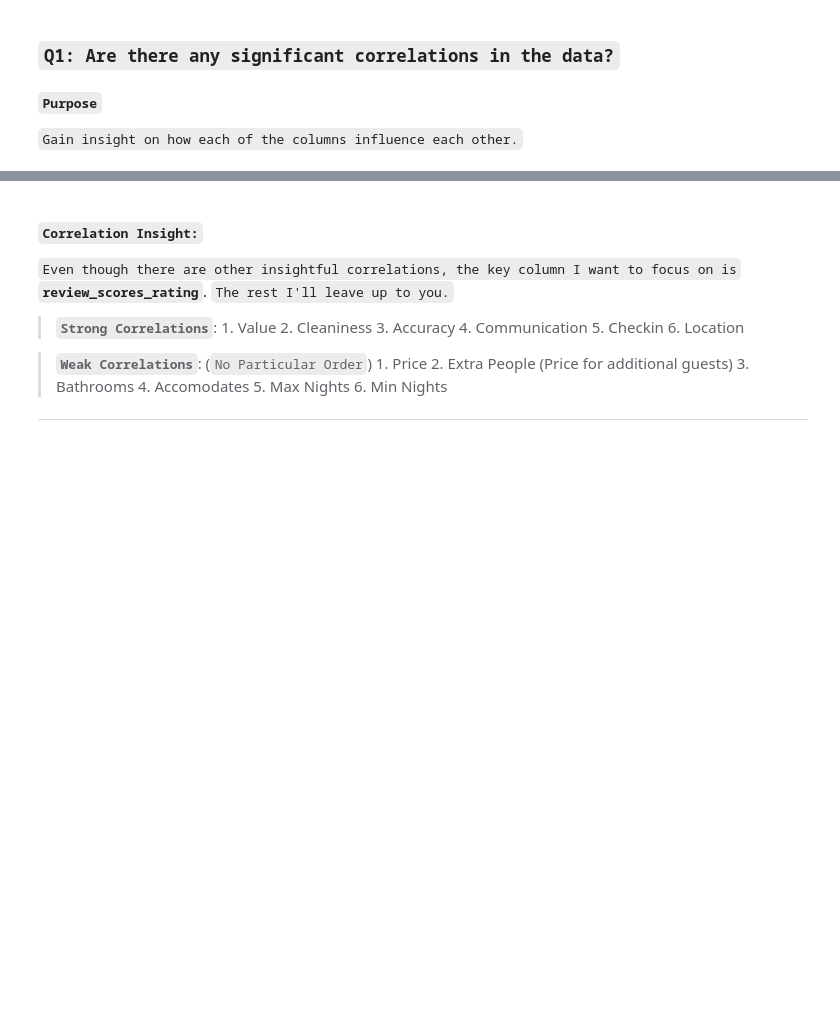
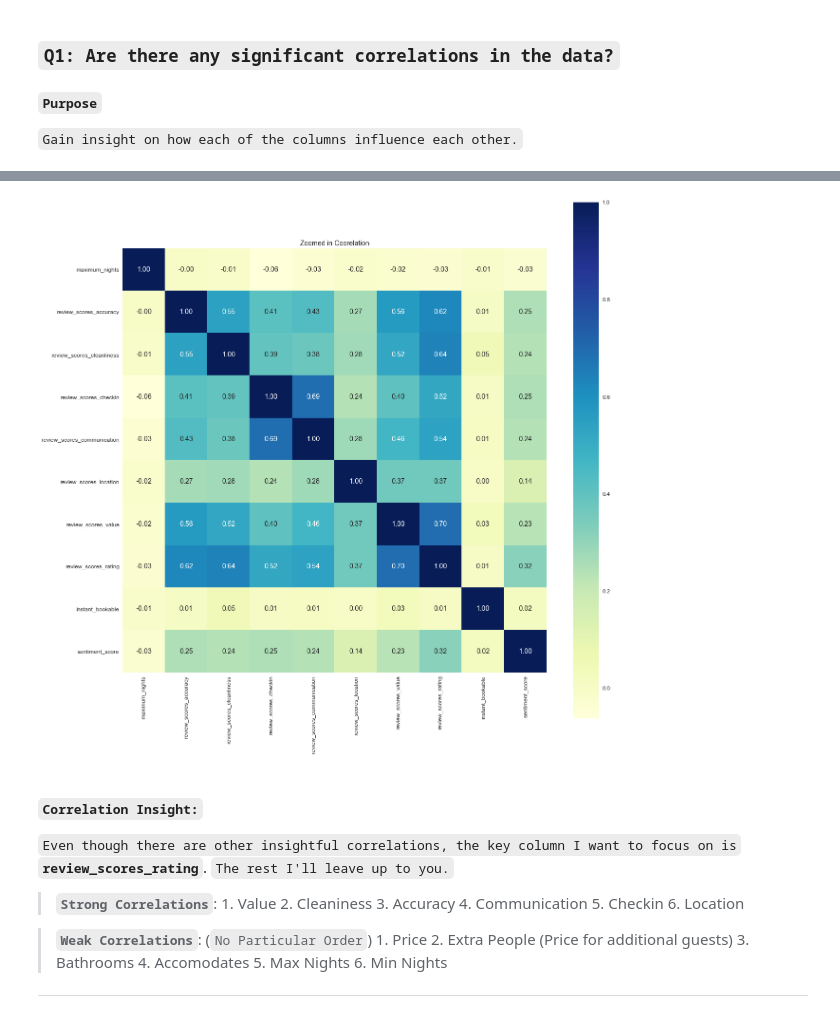
Before and after one commit to jabs085/Seattle_Airbnb_Review_Analysis, a Jupyter notebook: Seattle_AirBnB_Review_Analysis.ipynb, the cells around one changed output, grey strips where cells are left out. Cells and saved outputs as stored; diff of their text form; code cells hidden in the pictures; blank space fills up the shorter version.

```diff
--- a/Seattle_AirBnB_Review_Analysis.ipynb
+++ b/Seattle_AirBnB_Review_Analysis.ipynb
@@ -385,3 +386,8 @@ hm = sns.heatmap(corrs, cbar = True,
+# %%
+zoomed_cols = df.iloc[:, 10:20].columns.tolist()
+heatmap_gen(zoomed_cols, 'Zoomed in Coorelation')
+# %% [output]
+[figure, added]
 # %% [markdown]
 #### `Correlation Insight:`
 `Even though there are other insightful correlations, the key column I want to focus on is` __`review_scores_rating`__. `The rest I'll leave up to you.`
```
Also changed, not shown: parts of 6 cells of this notebook, 1 other file.
